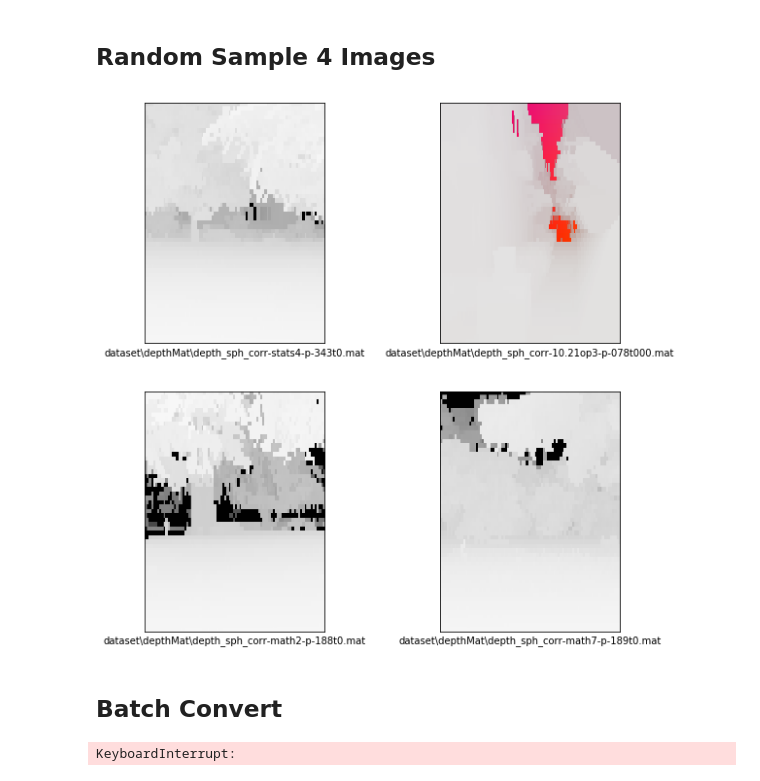
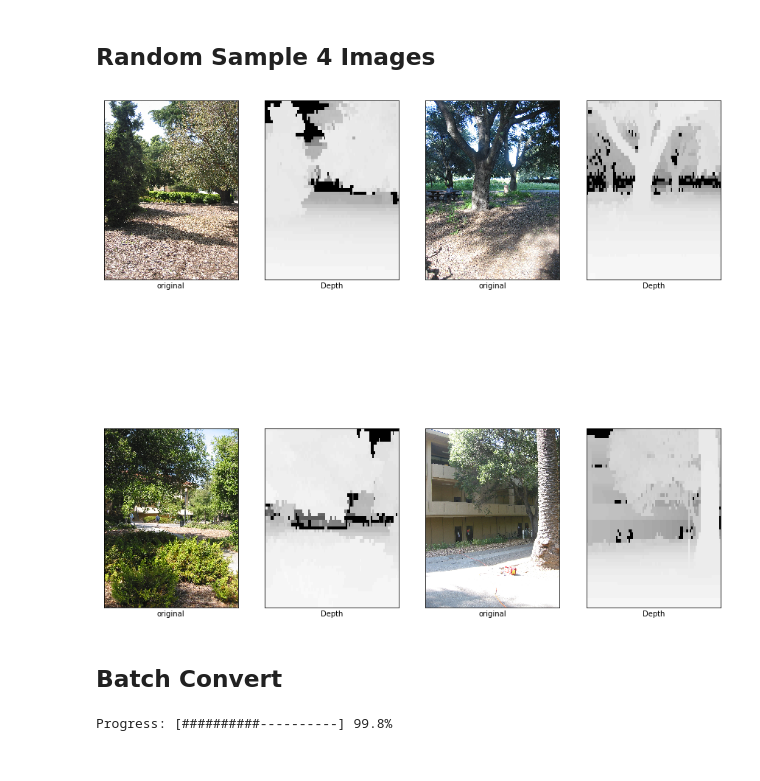
Before and after one commit to Telexine/Convert-matlab-matrix-number-to-png-image-with-python, a Jupyter notebook: MatDepth2Gray.ipynb, the cells around one changed output. Cells and saved outputs as stored; diff of their text form; code cells hidden in the pictures.

Commit message:
:sunny: compared 4 Image with original + improve depth
- add Readme.md

```diff
--- a/MatDepth2Gray.ipynb
+++ b/MatDepth2Gray.ipynb
@@ -14,6 +20,7 @@ import os
 ## Setting
 # %%
 IN = "dataset/depthMat/"
+groudTruth = "dataset/image/"
 OUT= "dataset/depth/"
 width,height = (1704,2272)
 # %% [markdown]
@@ -31,36 +55,53 @@ Loaded 400 Images.
 def MatDepth2Gray(path):
     mat = sio.loadmat(path, appendmat=True)
     img = mat['Position3DGrid'][:,:,:]
-    img = cv2.normalize(img,None,alpha=0, beta=1, norm_type=cv2.NORM_MINMAX , dtype=cv2.CV_64F).astype(np.float32)
-    img = cv2.cvtColor(img ,  cv2.COLORMAP_JET )
-   # img = cv2.adaptiveThreshold(img,255,cv2.ADAPTIVE_THRESH_GAUSSIAN_C, cv2.THRESH_BINARY,11,2)
-    #img = cv2.cvtColor(img ,  cv2.COLOR_RGB2GRAY )
+    img = np.int32(img)
+    img = cv2.normalize(img,None,alpha=0, beta=255, norm_type=cv2.NORM_MINMAX , dtype=cv2.CV_8UC1  )
     img = cv2.resize(img, (width,height),interpolation = cv2.INTER_AREA)
-    return (img * 255).astype(np.uint8)
+    return img
 # %% [markdown]
 ## Random Sample 4 Images
 # %%
-plt.figure(figsize=(10,10))
+plt.figure(figsize=(15,15))
+col = 1
 for n in range(4):
     image_path = random.choice(all_image_paths)
+    filename =  os.path.splitext(os.path.basename(image_path))[0].replace("depth_sph_corr","img")
+
     img = MatDepth2Gray(image_path)
 
-    plt.subplot(2,2,n+1)
-    plt.imshow(img)
+    plt.subplot(2,4,col)
 
+    gt = cv2.imread(groudTruth+filename+".jpg" )
+    gt = cv2.cvtColor(gt, cv2.COLOR_BGR2RGB)
+
+    plt.imshow(gt)
     plt.grid(False)
     plt.xticks([])
     plt.yticks([])
-    plt.xlabel(image_path)
+    plt.xlabel("original")
+
+    col=col+1
+
+    plt.subplot(2,4,col)
+    plt.imshow(img,cmap="gray" )
+    plt.grid(False)
+    plt.xticks([])
+    plt.yticks([])
+    plt.xlabel("Depth")
+    img.shape
+
+    col=col+1
 # %% [output]
-[figure, old version]
+[figure, new version]
 # %% [markdown]
 ## Batch Convert
 # %%
 for n,image in enumerate(all_image_paths):
     filename = os.path.splitext(os.path.basename(image))[0]
-    #print(filename)
+
     im = MatDepth2Gray(image)
+    update_progress(n / len(all_image_paths))
     plt.imsave(OUT+filename+".png", im,format="png")
 # %% [output]
-KeyboardInterrupt:
+Progress: [##########----------] 99.8%
```
Also changed, not shown: parts of 3 cells of this notebook, 2 other files.
